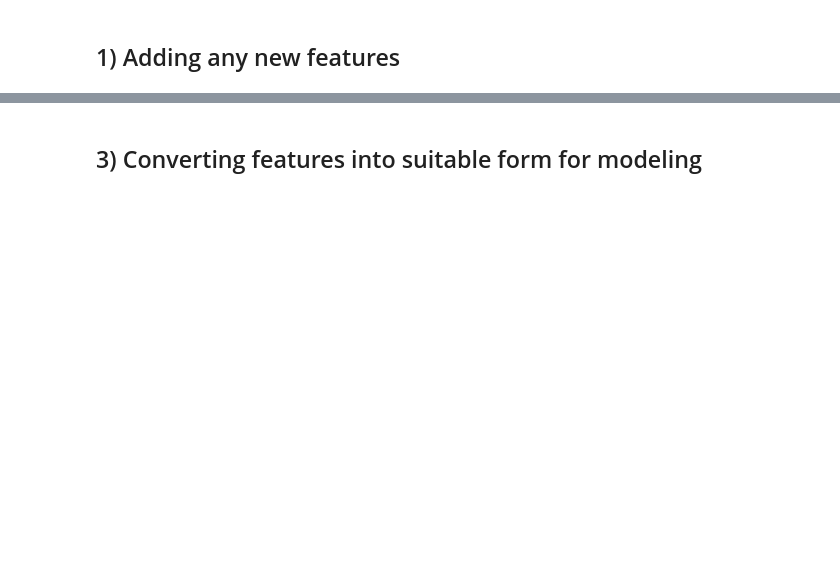
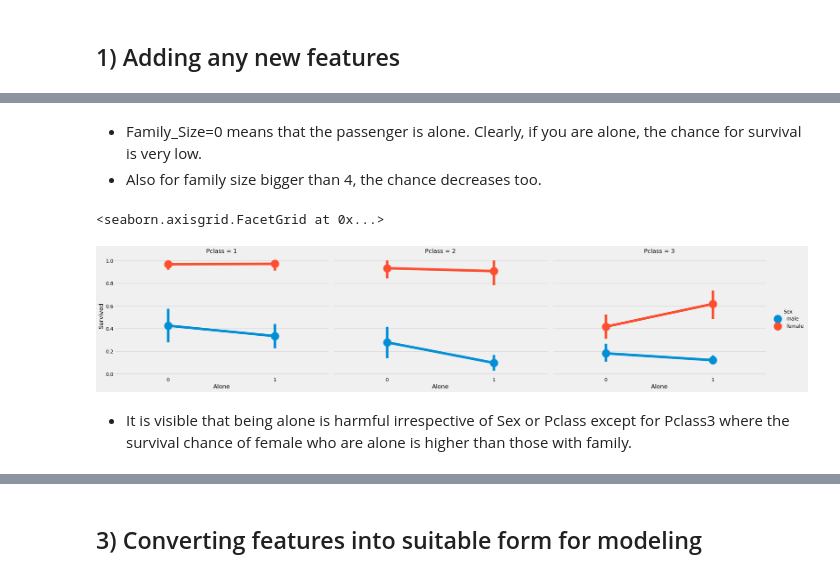
Before and after one commit to yeonuan1/Kaggle, a Jupyter notebook: 1-binary-classification-tabular-data-lev-1-2.ipynb, the cells around one changed output, grey strips where cells are left out. Cells and saved outputs as stored; diff of their text form; code cells hidden in the pictures; blank space fills up the shorter version.

```diff
--- a/1-binary-classification-tabular-data-lev-1-2.ipynb
+++ b/1-binary-classification-tabular-data-lev-1-2.ipynb
@@ -568,0 +630,10 @@ plt.show()
+# %% [markdown]
+- Family_Size=0 means that the passenger is alone. Clearly, if you are alone, the chance for survival is very low.
+- Also for family size bigger than 4, the chance decreases too.
+# %%
+sns.catplot(x='Alone', y='Survived', hue='Sex', col = 'Pclass', kind='point', height=6, data=data, aspect=1.5)
+# %% [output]
+<seaborn.axisgrid.FacetGrid at 0x...>
+[figure, added]
+# %% [markdown]
+- It is visible that being alone is harmful irrespective of Sex or Pclass except for Pclass3 where the survival chance of female who are alone is higher than those with family.
```
Also changed, not shown: parts of 52 cells of this notebook.
